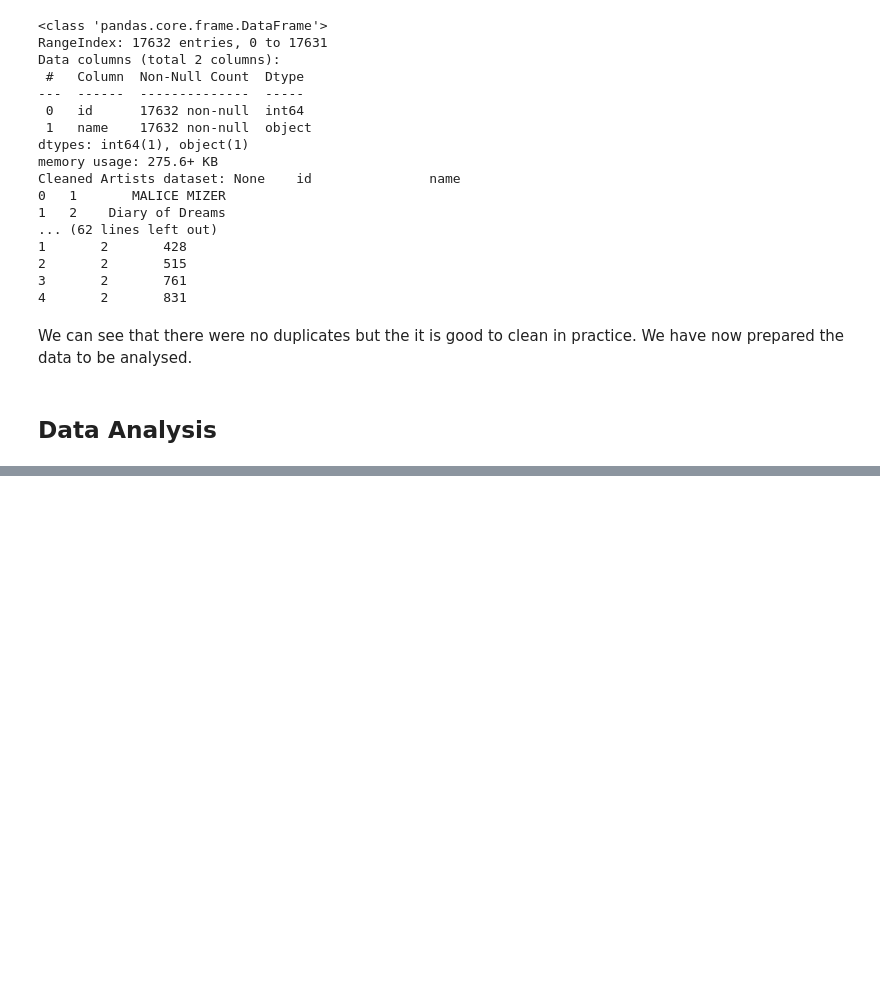
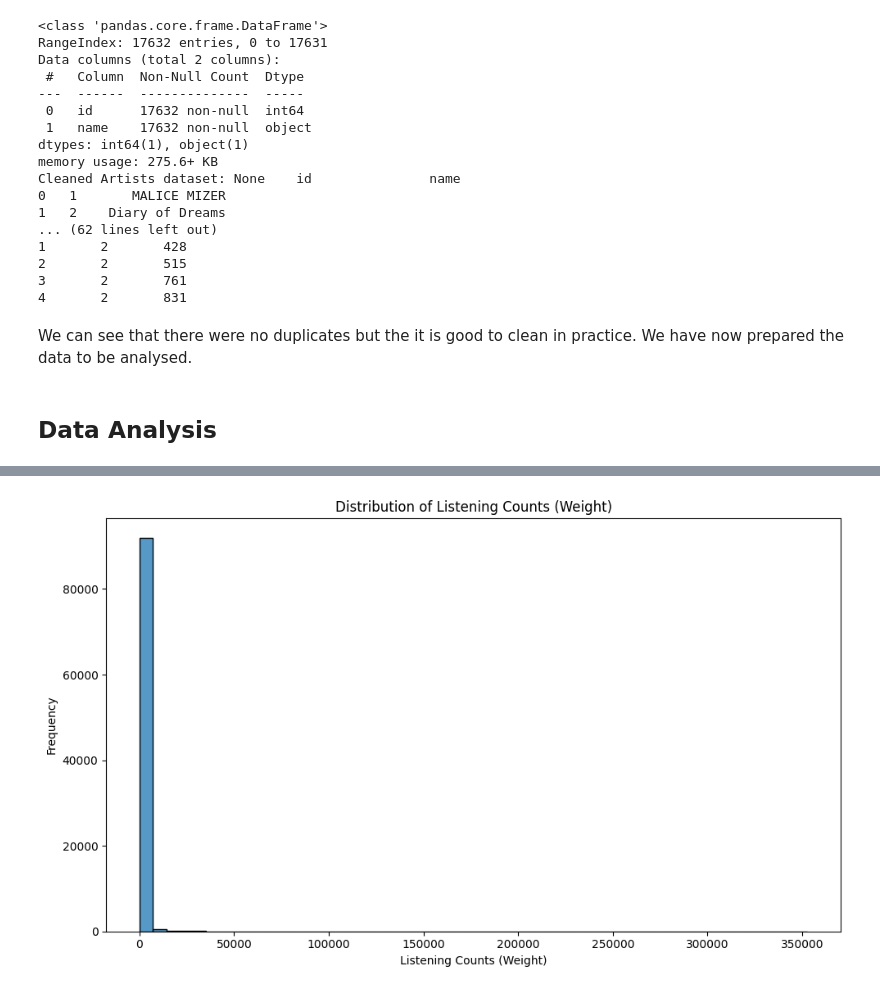
Before and after one commit to elimiller7/dst-assessment-2, a Jupyter notebook: EliM/EDA.ipynb, the cells around one changed output, grey strips where cells are left out. Saved outputs shown, nothing was run; the diff lists cells and outputs as text; code cells hidden in the pictures; blank space fills up the shorter version.

```diff
--- a/EliM/EDA.ipynb
+++ b/EliM/EDA.ipynb
@@ -234,8 +234,8 @@ artists_cleaned = artists.drop(columns=['url', 'pictureURL']).drop_duplicates(ke
 tags_cleaned = tags.drop_duplicates(keep='first')
 
 # For the User-Artists dataset, we can filter out rows with a weight of 0, as they show no meaningful interaction
-user_artists_cleaned = user_artists[user_artists['weight'] > 0]
-user_artists_cleaned = user_artists_cleaned.drop_duplicates(keep='first')
+# user_artists_cleaned = user_artists[user_artists['weight'] > 0]
+user_artists_cleaned = user_artists.drop_duplicates(keep='first')
 
 # Drop duplicates from the User-Tagged Artists Timestamps dataset
 user_taggedartists_timestamps_cleaned = user_taggedartists_timestamps.drop_duplicates(keep='first')
@@ -246,6 +246,7 @@ user_taggedartists_timestamps_cleaned['timestamp'] = pd.to_datetime(user_taggeda
 # Drop duplicates from the User-Friends dataset
 user_friends_cleaned = user_friends.drop_duplicates(keep='first')
 
+
 # Output cleaned datasets for inspection
 print("Cleaned Artists dataset:", artists_cleaned.info(), artists_cleaned.head())
 print("Cleaned Tags dataset:", tags_cleaned.info(), tags_cleaned.head())
@@ -276,0 +393,19 @@ We can see that there were no duplicates but the it is good to clean in practice
+# %%
+import matplotlib.pyplot as plt
+import seaborn as sns
+
+# Plotting the distribution of 'weight' (listening counts)
+plt.figure(figsize=(10, 6))
+
+# Histogram to show the distribution of listening counts (weights)
+sns.histplot(user_artists_cleaned['weight'], bins=50, kde=False)
+
+# Add labels and title
+plt.title('Distribution of Listening Counts (Weight)')
+plt.xlabel('Listening Counts (Weight)')
+plt.ylabel('Frequency')
+
+plt.tight_layout()
+plt.show()
+# %% [output]
+[figure, added]
```
Also changed, not shown: parts of 33 cells of this notebook.
